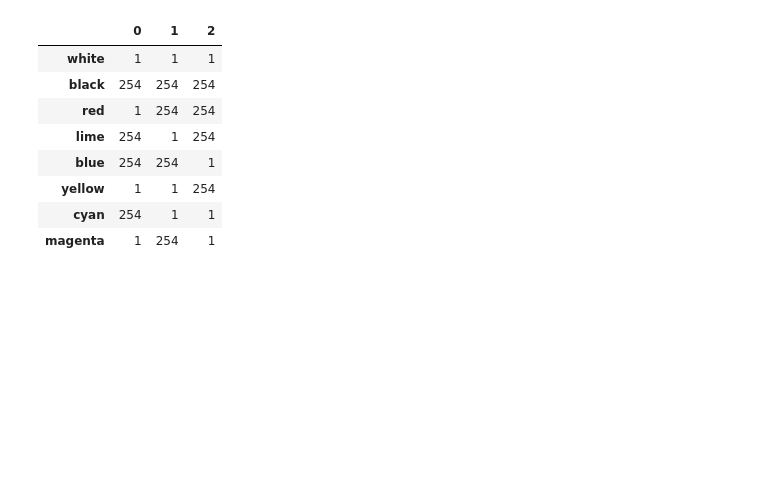
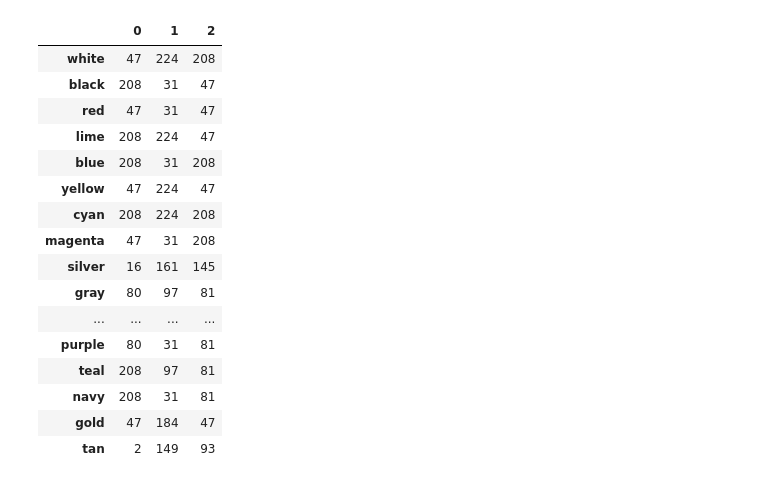
Before and after one commit to brndnwd/colors, a Jupyter notebook: colors.ipynb, the cells around one changed output. Drawn from its saved outputs; the diff is of its cells as text; code cells hidden in the pictures; blank space fills up the shorter version.

```diff
--- a/colors.ipynb
+++ b/colors.ipynb
@@ -79,14 +124,23 @@ df2
-# %%
-result = abs(df2.iloc[8,:] - df1)
-result
-# %% [output]
-|  | 0 | 1 | 2 |
-| white | 1 | 1 | 1 |
-| black | 254 | 254 | 254 |
-| red | 1 | 254 | 254 |
-| lime | 254 | 1 | 254 |
-| blue | 254 | 254 | 1 |
-| yellow | 1 | 1 | 254 |
-| cyan | 254 | 1 | 1 |
-| magenta | 1 | 254 | 1 |
+# %%
+# what is the "distance" of the first pixel from all the colors
+result = abs(df2.iloc[0,:] - df1)
+result
+# %% [output]
+|  | 0 | 1 | 2 |
+| white | 47 | 224 | 208 |
+| black | 208 | 31 | 47 |
+| red | 47 | 31 | 47 |
+| lime | 208 | 224 | 47 |
+| blue | 208 | 31 | 208 |
+| yellow | 47 | 224 | 47 |
+| cyan | 208 | 224 | 208 |
+| magenta | 47 | 31 | 208 |
+| silver | 16 | 161 | 145 |
+| gray | 80 | 97 | 81 |
+| ... | ... | ... | ... |
+| purple | 80 | 31 | 81 |
+| teal | 208 | 97 | 81 |
+| navy | 208 | 31 | 81 |
+| gold | 47 | 184 | 47 |
+| tan | 2 | 149 | 93 |
 # %%
```
Also changed, not shown: parts of 18 cells of this notebook.
